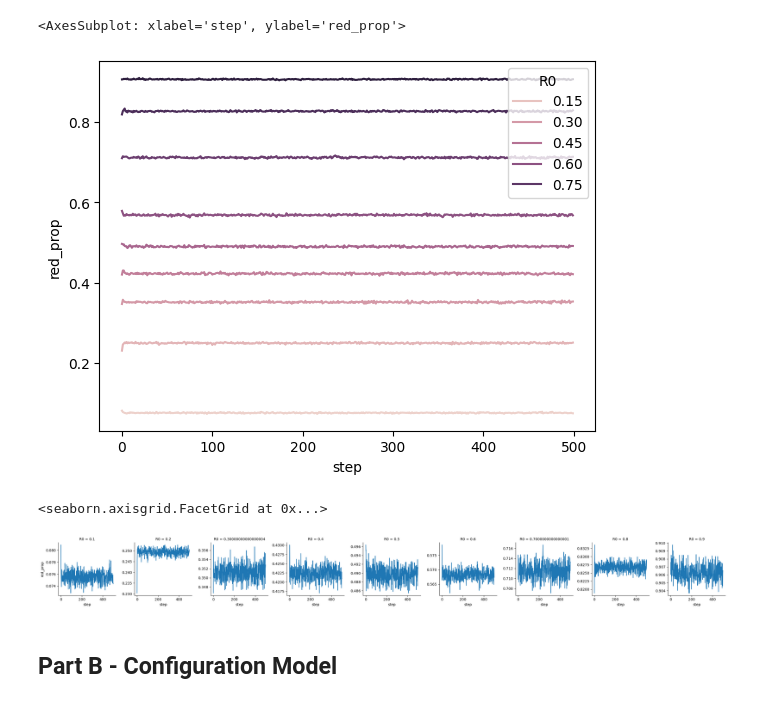
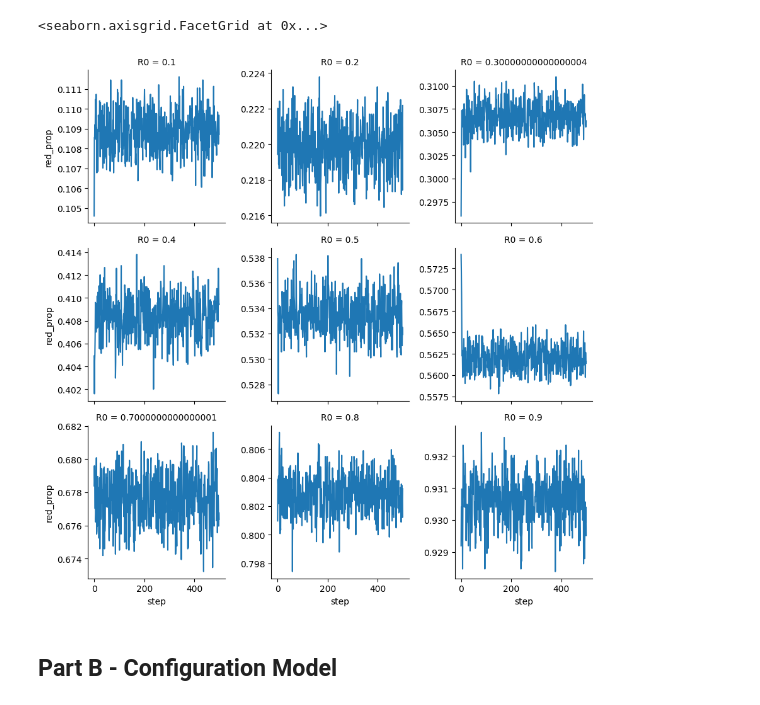
Before and after one commit to exterm/uvm-mocs, a Jupyter notebook: assignment-03/question4_explore.ipynb, the cells around one changed output. Saved outputs shown, nothing was run; the diff lists cells and outputs as text; code cells hidden in the pictures.

Commit message:
plots for first sim

```diff
--- a/assignment-03/question4_explore.ipynb
+++ b/assignment-03/question4_explore.ipynb
@@ -9,19 +0,0 @@ G = nx.read_graphml('data/guava.annotated.graphml')
-# %%
-import random
-
-R = 0
-R0 = 0.60 #initial fraction of red nodes
-
-history = []
-
-#Initial condition using node attributes
-for node in list(G.nodes()): #loop over nodes
-    die = random.uniform(0, 1)
-    if die<R0:
-      G.nodes[node]['state'] = 'red'
-      R += 1
-    else:
-      G.nodes[node]['state'] = 'blue'
-
-print('Number of rednodes: ', R)
-history.append(R/G.number_of_nodes())
@@ -30,18 +1,3 @@ Number of rednodes:  375
-# %%
-from itertools import count
-from random import sample
-
-# time range
-steps = 600
-
-# loop over time
-for step in range(steps):
-  for node in list(G.nodes()): #loop over nodes
-     neighbors = []
-     for neighbor in G.neighbors(node): #loop over neighbors
-        neighbors.append(G.nodes[neighbor]["state"])
-     if len(neighbors) > 0:
-      G.nodes[node]["state"] = sample(neighbors,1)[0]
 # %%
 from collections import Counter
 import random
@@ -107,19 +49,12 @@ import matplotlib.pyplot as plt
 
 runs_pd["red_prop"] = runs_pd["red"]/(runs_pd["blue"] + runs_pd["red"])
 runs_pd_agg = runs_pd.groupby(["step", "R0"]).agg({"red_prop": "mean"}).reset_index()
-# %%
-import seaborn as sns
-
-sns.lineplot(x = "step", y = "red_prop", hue = "R0", data = runs_pd_agg)
-# %% [output]
-<AxesSubplot: xlabel='step', ylabel='red_prop'>
-[figure, removed]
 # %%
-g = sns.FacetGrid(runs_pd_agg, col="R0", sharey=False)
+g = sns.FacetGrid(runs_pd_agg, col="R0", col_wrap = 3, sharey=False)
 g.map_dataframe(sns.lineplot, x = "step", y = "red_prop")
 # %% [output]
 <seaborn.axisgrid.FacetGrid at 0x...>
-[figure, old version]
+[figure, new version]
 # %% [markdown]
 ## Part B - Configuration Model
 # %%
```
Also changed, not shown: parts of 10 cells of this notebook.
